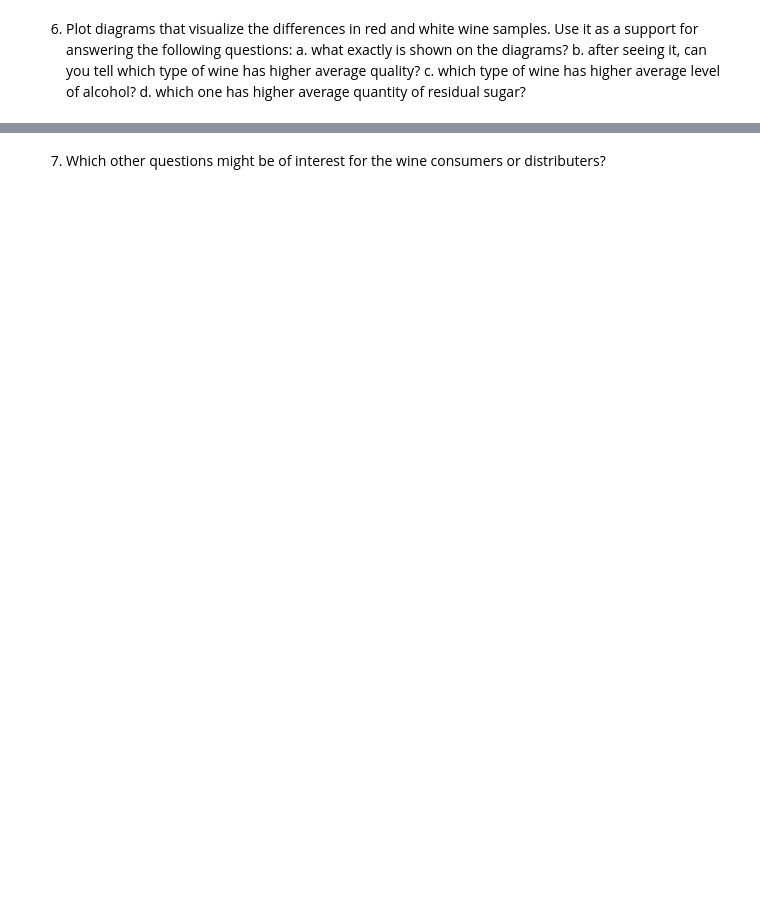
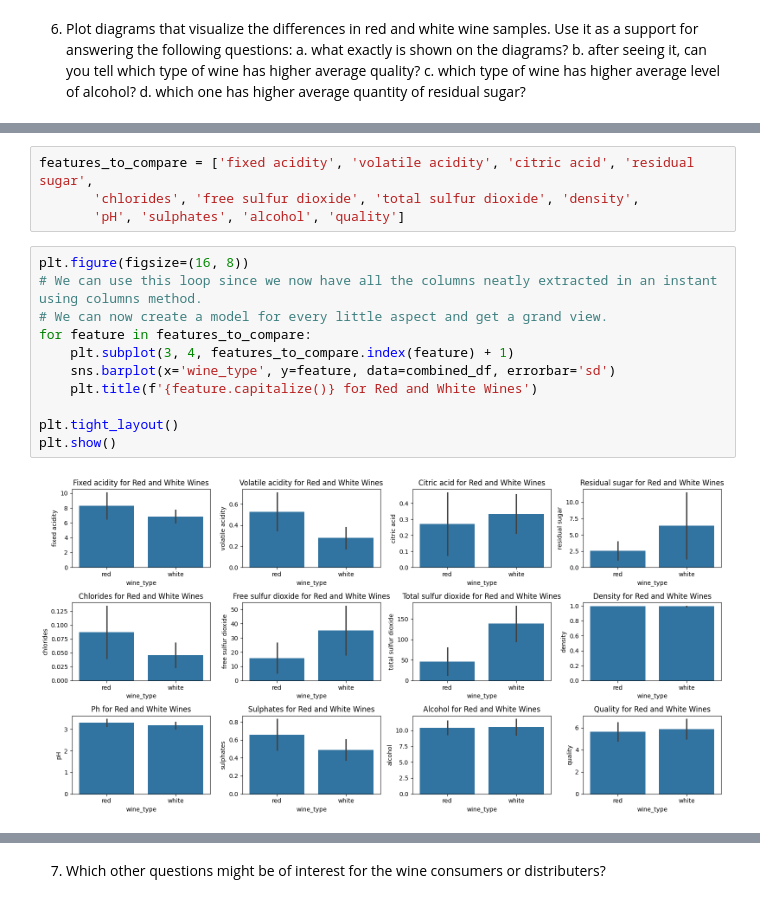
Before and after one commit to Peter537/Dat4-BI-MP2, a Jupyter notebook: winequality.ipynb, the cells around one changed output, grey strips where cells are left out. Drawn from its saved outputs; the diff is of its cells as text; blank space fills up the shorter version.

```diff
--- a/winequality.ipynb
+++ b/winequality.ipynb
@@ -125,0 +151,17 @@ d. which one has higher average quantity of residual sugar?
+# %%
+features_to_compare = ['fixed acidity', 'volatile acidity', 'citric acid', 'residual sugar',
+       'chlorides', 'free sulfur dioxide', 'total sulfur dioxide', 'density',
+       'pH', 'sulphates', 'alcohol', 'quality']
+# %%
+plt.figure(figsize=(16, 8))
+# We can use this loop since we now have all the columns neatly extracted in an instant using columns method.
+# We can now create a model for every little aspect and get a grand view.
+for feature in features_to_compare:
+    plt.subplot(3, 4, features_to_compare.index(feature) + 1)
+    sns.barplot(x='wine_type', y=feature, data=combined_df, errorbar='sd')
+    plt.title(f'{feature.capitalize()} for Red and White Wines')
+
+plt.tight_layout()
+plt.show()
+# %% [output]
+[figure, added]
```
Also changed, not shown: parts of 21 cells of this notebook.
